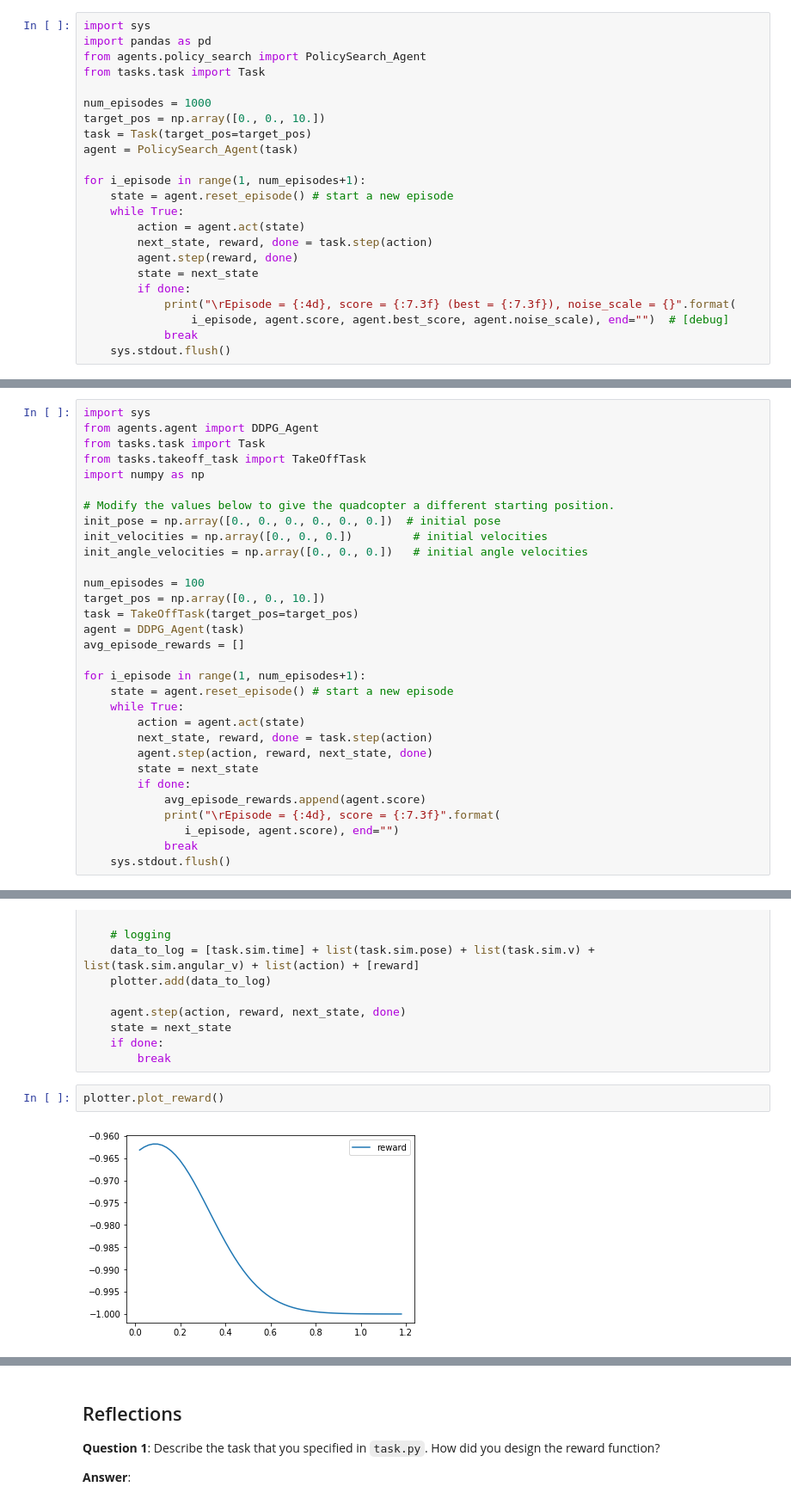
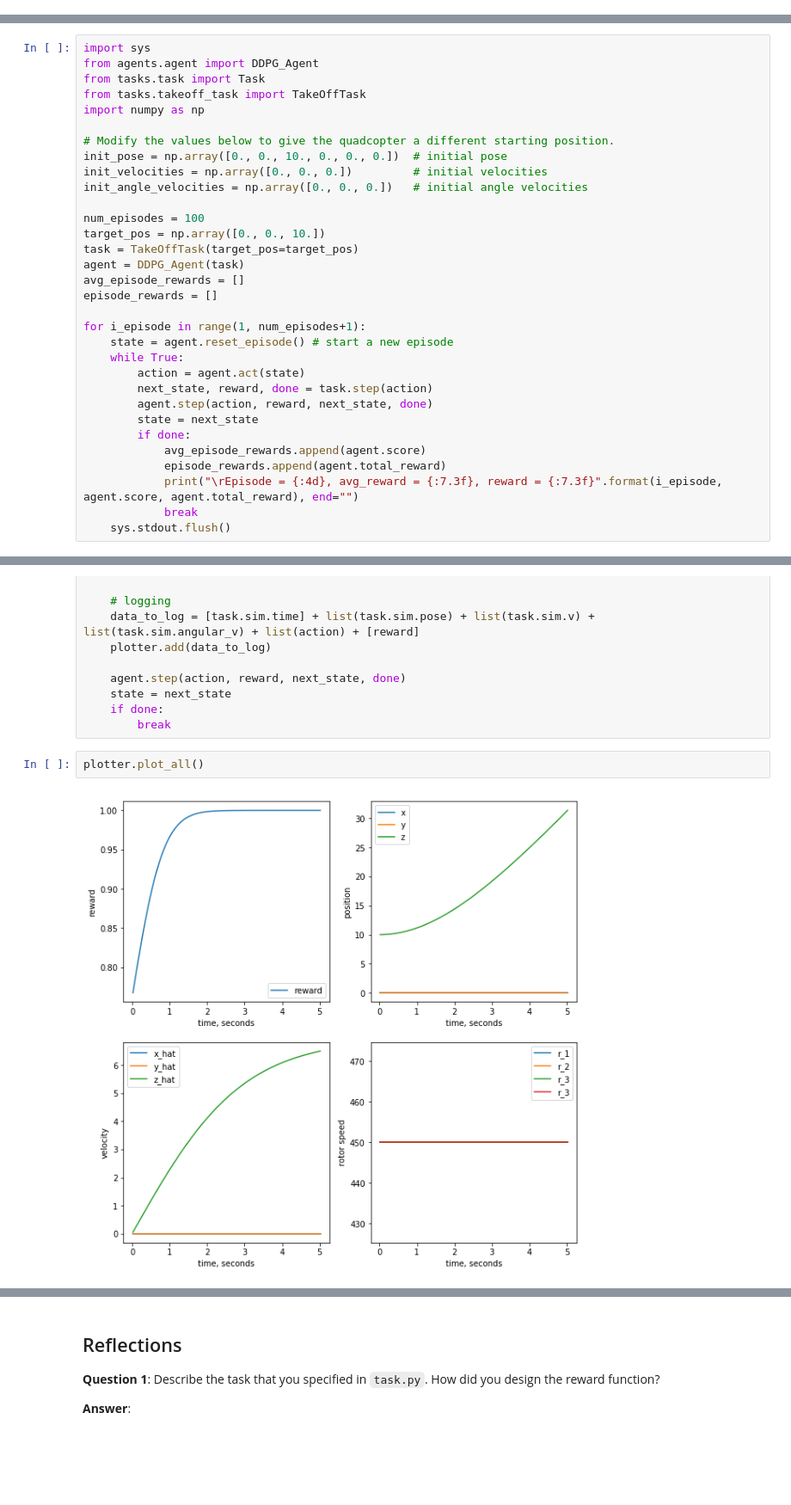
Before and after one commit to SergeyPoltavtsev/Quadcopter-RL, a Jupyter notebook: Quadcopter_Project.ipynb, the cells around one changed output, grey strips where cells are left out. Shown at 86% size. Cells and saved outputs as stored; diff of their text form; blank space fills up the shorter version.

Commit message:
Updated plotter to plot all statistics in combined graph. Updated actor critic models and hyperparams

```diff
--- a/Quadcopter_Project.ipynb
+++ b/Quadcopter_Project.ipynb
@@ -163,23 +0,0 @@ Run the code cell below to see how the agent performs on the sample task.
-# %%
-import sys
-import pandas as pd
-from agents.policy_search import PolicySearch_Agent
-from tasks.task import Task
-
-num_episodes = 1000
-target_pos = np.array([0., 0., 10.])
-task = Task(target_pos=target_pos)
-agent = PolicySearch_Agent(task)
-
-for i_episode in range(1, num_episodes+1):
-    state = agent.reset_episode() # start a new episode
-    while True:
-        action = agent.act(state)
-        next_state, reward, done = task.step(action)
-        agent.step(reward, done)
-        state = next_state
-        if done:
-            print("\rEpisode = {:4d}, score = {:7.3f} (best = {:7.3f}), noise_scale = {}".format(
-                i_episode, agent.score, agent.best_score, agent.noise_scale), end="")  # [debug]
-            break
-    sys.stdout.flush()
@@ -208,7 +11,7 @@ from tasks.takeoff_task import TakeOffTask
 import numpy as np
 
 # Modify the values below to give the quadcopter a different starting position.
-init_pose = np.array([0., 0., 0., 0., 0., 0.])  # initial pose
+init_pose = np.array([0., 0., 10., 0., 0., 0.])  # initial pose
 init_velocities = np.array([0., 0., 0.])         # initial velocities
 init_angle_velocities = np.array([0., 0., 0.])   # initial angle velocities
 
@@ -217,6 +20,7 @@ target_pos = np.array([0., 0., 10.])
 task = TakeOffTask(target_pos=target_pos)
 agent = DDPG_Agent(task)
 avg_episode_rewards = []
+episode_rewards = []
 
 for i_episode in range(1, num_episodes+1):
     state = agent.reset_episode() # start a new episode
@@ -227,8 +31,8 @@ for i_episode in range(1, num_episodes+1):
         state = next_state
         if done:
             avg_episode_rewards.append(agent.score)
-            print("\rEpisode = {:4d}, score = {:7.3f}".format(
-               i_episode, agent.score), end="")
+            episode_rewards.append(agent.total_reward)
+            print("\rEpisode = {:4d}, avg_reward = {:7.3f}, reward = {:7.3f}".format(i_episode, agent.score, agent.total_reward), end="")
             break
     sys.stdout.flush()
 # %% [output]
@@ -262,7 +72,7 @@ while True:
     if done:
         break
 # %%
-plotter.plot_reward()
+plotter.plot_all()
 # %% [output]
-[figure, old version]
+[figure, new version]
 # %%
```
Also changed, not shown: parts of 27 cells of this notebook, 6 other files.
